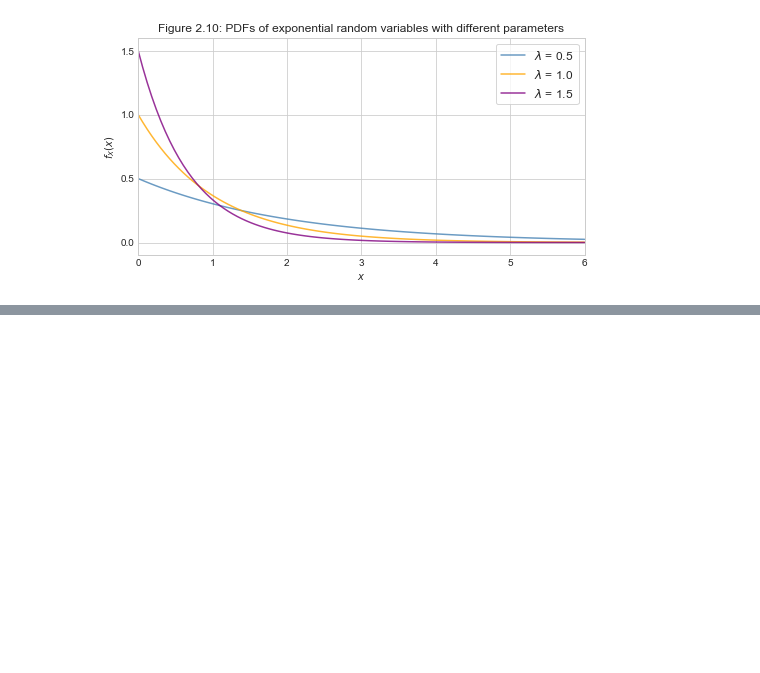
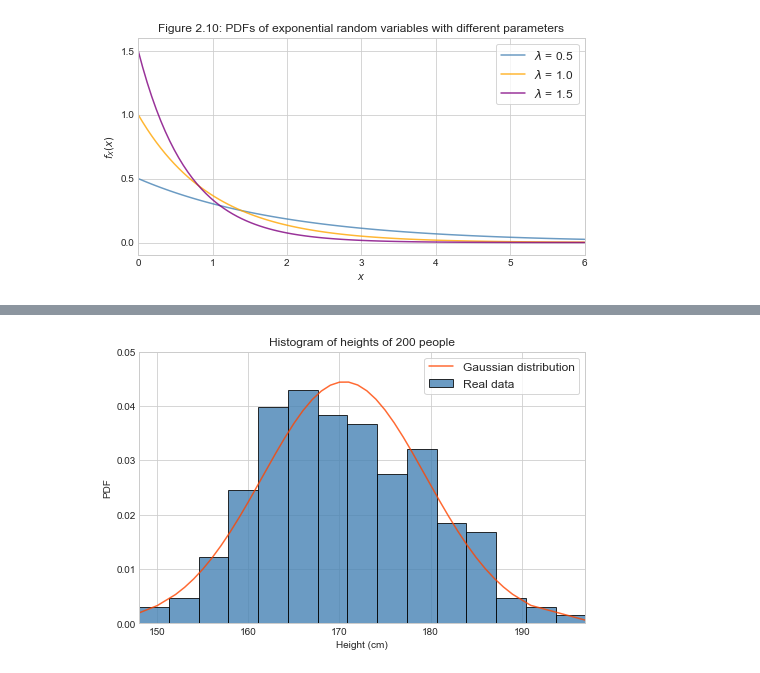
Before and after one commit to ditdili/An_Intro_To_Statistical_Learning, a Jupyter notebook: notebooks/probandstats/C2-3-3-Important_Continuous_Random_Variables.ipynb, the cells around one changed output, grey strips where cells are left out. Saved outputs shown, nothing was run; the diff lists cells and outputs as text; code cells hidden in the pictures; blank space fills up the shorter version.

```diff
--- a/notebooks/probandstats/C2-3-3-Important_Continuous_Random_Variables.ipynb
+++ b/notebooks/probandstats/C2-3-3-Important_Continuous_Random_Variables.ipynb
@@ -64,0 +92,5 @@ ax.legend(loc='upper right', frameon=True, fontsize='12');
+# %%
+import pandas as pd
+
+heights = pd.read_csv('data/davis.csv')
+heights.head()
@@ -64,0 +116,18 @@ ax.legend(loc='upper right', frameon=True, fontsize='12');
+# %%
+x_heights = heights['height'].sort_values().ravel()
+y_norm_pdf = norm(heights['height'].mean(), heights['height'].std()).pdf(x_heights)
+# %%
+fig, ax = plt.subplots(figsize=(8, 5))
+
+ax.plot(x_heights, y_norm_pdf, c='orangered', alpha=0.8, label='Gaussian distribution')
+ax.hist(x_heights, normed=True, bins=15, color='steelblue', ec='k', alpha=0.8, label='Real data');
+
+ax.set_xlabel('Height (cm)')
+ax.set_ylabel('PDF')
+ax.set_xlim(x_heights.min(), x_heights.max())
+ax.set_ylim(0, 0.05)
+
+ax.set_title('Histogram of heights of 200 people')
+ax.legend(loc='upper right', frameon=True, fontsize='12');
+# %% [output]
+[figure, added]
```
Also changed, not shown: parts of 5 cells of this notebook.
